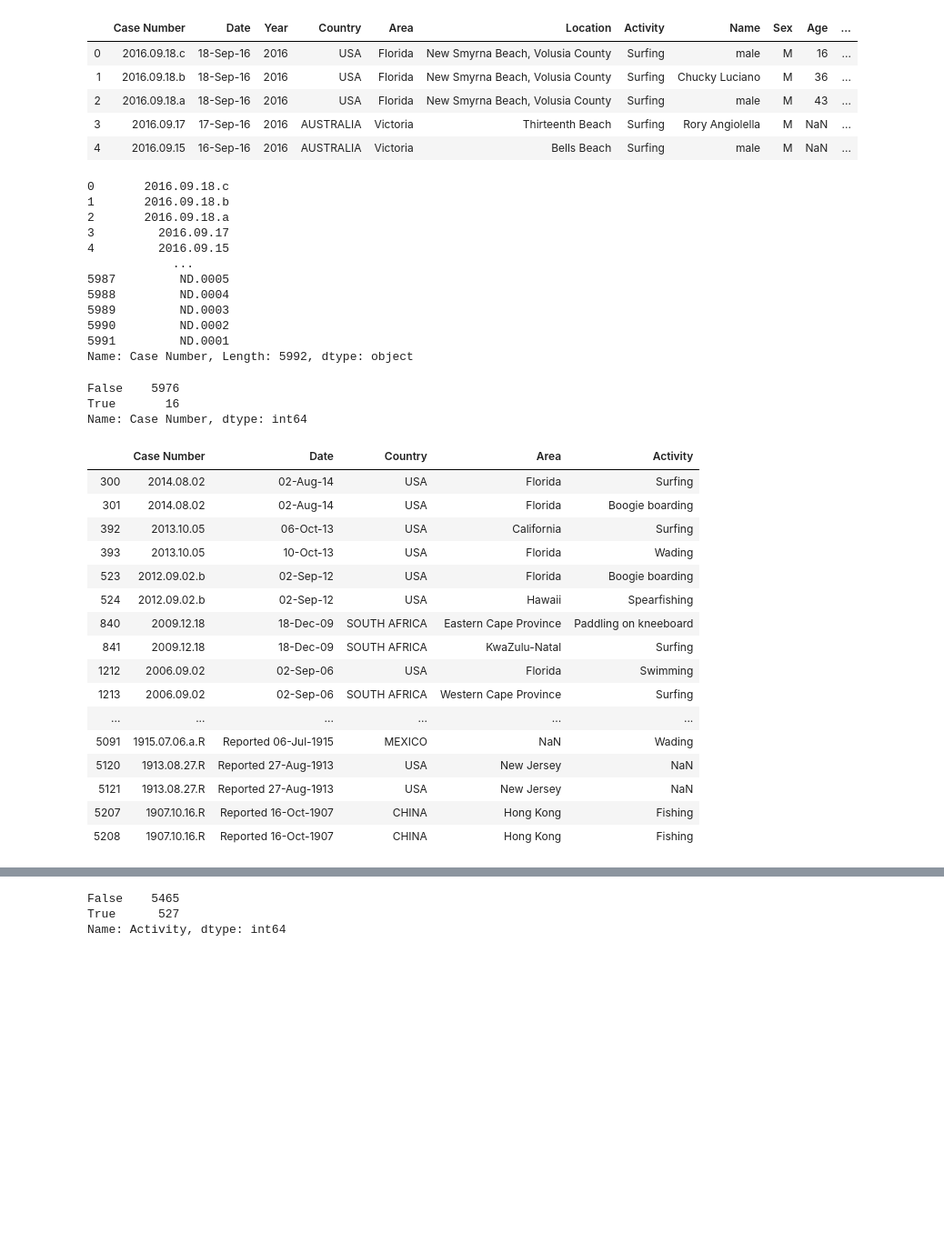
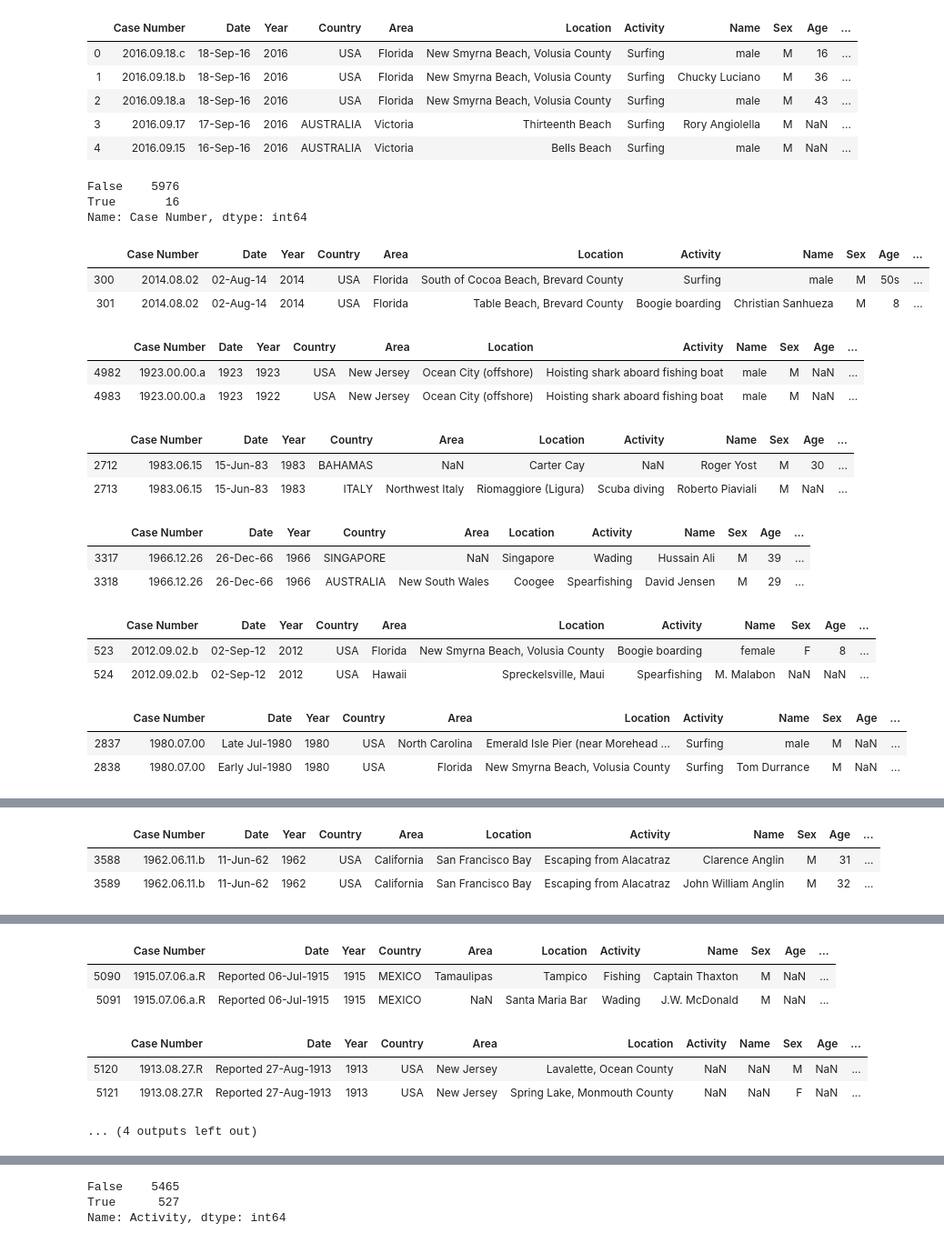
Before and after one commit to patricrp/Shark_Analysis, a Jupyter notebook: Sharkies.ipynb, the cells around one changed output, grey strips where cells are left out. Shown: that part at 91% size. Cells and saved outputs as stored; diff of their text form; code cells hidden in the pictures; blank space fills up the shorter version.

```diff
--- a/Sharkies.ipynb
+++ b/Sharkies.ipynb
@@ -104,19 +104,4 @@ shark_df.head()
 | 2 | 2016.09.18.a | 18-Sep-16 | 2016 | USA | Florida | New Smyrna Beach, Volusia County | Surfing | male | M | 43 | ... |
 | 3 | 2016.09.17 | 17-Sep-16 | 2016 | AUSTRALIA | Victoria | Thirteenth Beach | Surfing | Rory Angiolella | M | NaN | ... |
 | 4 | 2016.09.15 | 16-Sep-16 | 2016 | AUSTRALIA | Victoria | Bells Beach | Surfing | male | M | NaN | ... |
-# %%
-shark_df['Case Number']
-# %% [output]
-0       2016.09.18.c
-1       2016.09.18.b
-2       2016.09.18.a
-3         2016.09.17
-4         2016.09.15
-            ...
-5987         ND.0005
-5988         ND.0004
-5989         ND.0003
-5990         ND.0002
-5991         ND.0001
-Name: Case Number, Length: 5992, dtype: object
 # %%
@@ -132,30 +115,39 @@ Name: Case Number, dtype: int64
 # %%
 #Existen 16 'Case Number' duplicados.
 #Comprobar si son el mismo caso. Para ser el mismo caso se establece que debe ser misma 'Date', mismo 'Country', misma 'Area' y misma 'Activity'
 
-shark_df[shark_df['Case Number'].duplicated(keep=False)][['Case Number', 'Date', 'Country', 'Area', 'Activity']]
+#shark_df[shark_df['Case Number'].duplicated(keep=False)][['Case Number', 'Date', 'Country', 'Area', 'Activity']]
 
 #Crear una función para que revise si son dos 'Case Number' iguales compruebe los otros campos. Si los campos son iguales, elimina uno de los dos. si los campos son distintos, añade 'x' al final de 'Case Number'. Se añade 'x' porque en el caso de que haya un 'Case Number' similar con una letra, no sea la b o c.
 
 
-def checkCaseNumber(casenumber):
-    duplicates = shark_df[shark_df['Case Number'].duplicated(keep=False)]['Case Number'].tolist()
-    for casenumber in duplicates:
+
+#duplicates = shark_df[shark_df['Case Number'].duplicated(keep=False)]['Case Number'].tolist()
+set_duplicates = set(duplicates)
+set_duplicates
+
+for dup in set_duplicates:
+    a=shark_df.loc[(shark_df['Case Number'] == dup)]
+    display(a)
+
+
+#shark_df.drop_duplicates(keep='first')
 # %% [output]
-|  | Case Number | Date | Country | Area | Activity |
-| 300 | 2014.08.02 | 02-Aug-14 | USA | Florida | Surfing |
-| 301 | 2014.08.02 | 02-Aug-14 | USA | Florida | Boogie boarding |
-| 392 | 2013.10.05 | 06-Oct-13 | USA | California | Surfing |
-| 393 | 2013.10.05 | 10-Oct-13 | USA | Florida | Wading |
-| 523 | 2012.09.02.b | 02-Sep-12 | USA | Florida | Boogie boarding |
-| 524 | 2012.09.02.b | 02-Sep-12 | USA | Hawaii | Spearfishing |
-| 840 | 2009.12.18 | 18-Dec-09 | SOUTH AFRICA | Eastern Cape Province | Paddling on kneeboard |
-| 841 | 2009.12.18 | 18-Dec-09 | SOUTH AFRICA | KwaZulu-Natal | Surfing |
-| 1212 | 2006.09.02 | 02-Sep-06 | USA | Florida | Swimming |
-| 1213 | 2006.09.02 | 02-Sep-06 | SOUTH AFRICA | Western Cape Province | Surfing |
-| ... | ... | ... | ... | ... | ... |
-| 5091 | 1915.07.06.a.R | Reported 06-Jul-1915 | MEXICO | NaN | Wading |
-| 5120 | 1913.08.27.R | Reported 27-Aug-1913 | USA | New Jersey | NaN |
-| 5121 | 1913.08.27.R | Reported 27-Aug-1913 | USA | New Jersey | NaN |
-| 5207 | 1907.10.16.R | Reported 16-Oct-1907 | CHINA | Hong Kong | Fishing |
-| 5208 | 1907.10.16.R | Reported 16-Oct-1907 | CHINA | Hong Kong | Fishing |
+|  | Case Number | Date | Year | Country | Area | Location | Activity | Name | Sex | Age | ... |
+| 300 | 2014.08.02 | 02-Aug-14 | 2014 | USA | Florida | South of Cocoa Beach, Brevard County | Surfing | male | M | 50s | ... |
+| 301 | 2014.08.02 | 02-Aug-14 | 2014 | USA | Florida | Table Beach, Brevard County | Boogie boarding | Christian Sanhueza | M | 8 | ... |
+|  | Case Number | Date | Year | Country | Area | Location | Activity | Name | Sex | Age | ... |
+| 4982 | 1923.00.00.a | 1923 | 1923 | USA | New Jersey | Ocean City (offshore) | Hoisting shark aboard fishing boat | male | M | NaN | ... |
+| 4983 | 1923.00.00.a | 1923 | 1922 | USA | New Jersey | Ocean City (offshore) | Hoisting shark aboard fishing boat | male | M | NaN | ... |
+|  | Case Number | Date | Year | Country | Area | Location | Activity | Name | Sex | Age | ... |
+| 2712 | 1983.06.15 | 15-Jun-83 | 1983 | BAHAMAS | NaN | Carter Cay | NaN | Roger Yost | M | 30 | ... |
+| 2713 | 1983.06.15 | 15-Jun-83 | 1983 | ITALY | Northwest Italy | Riomaggiore (Ligura) | Scuba diving | Roberto Piaviali | M | NaN | ... |
+|  | Case Number | Date | Year | Country | Area | Location | Activity | Name | Sex | Age | ... |
+| 3317 | 1966.12.26 | 26-Dec-66 | 1966 | SINGAPORE | NaN | Singapore | Wading | Hussain Ali | M | 39 | ... |
+| 3318 | 1966.12.26 | 26-Dec-66 | 1966 | AUSTRALIA | New South Wales | Coogee | Spearfishing | David Jensen | M | 29 | ... |
+|  | Case Number | Date | Year | Country | Area | Location | Activity | Name | Sex | Age | ... |
+| 523 | 2012.09.02.b | 02-Sep-12 | 2012 | USA | Florida | New Smyrna Beach, Volusia County | Boogie boarding | female | F | 8 | ... |
+| 524 | 2012.09.02.b | 02-Sep-12 | 2012 | USA | Hawaii | Spreckelsville, Maui | Spearfishing | M. Malabon | NaN | NaN | ... |
+|  | Case Number | Date | Year | Country | Area | Location | Activity | Name | Sex | Age | ... |
+| 2837 | 1980.07.00 | Late Jul-1980 | 1980 | USA | North Carolina | Emerald Isle Pier (near Morehead ... | Surfing | male | M | NaN | ... |
+| 2838 | 1980.07.00 | Early Jul-1980 | 1980 | USA | Florida | New Smyrna Beach, Volusia County | Surfing | Tom Durrance | M | NaN | ... |
@@ -161,0 +160,3 @@ def checkCaseNumber(casenumber):
+|  | Case Number | Date | Year | Country | Area | Location | Activity | Name | Sex | Age | ... |
+| 3588 | 1962.06.11.b | 11-Jun-62 | 1962 | USA | California | San Francisco Bay | Escaping from Alacatraz | Clarence Anglin | M | 31 | ... |
+| 3589 | 1962.06.11.b | 11-Jun-62 | 1962 | USA | California | San Francisco Bay | Escaping from Alacatraz | John William Anglin | M | 32 | ... |
@@ -161,0 +166,7 @@ def checkCaseNumber(casenumber):
+|  | Case Number | Date | Year | Country | Area | Location | Activity | Name | Sex | Age | ... |
+| 5090 | 1915.07.06.a.R | Reported 06-Jul-1915 | 1915 | MEXICO | Tamaulipas | Tampico | Fishing | Captain Thaxton | M | NaN | ... |
+| 5091 | 1915.07.06.a.R | Reported 06-Jul-1915 | 1915 | MEXICO | NaN | Santa Maria Bar | Wading | J.W. McDonald | M | NaN | ... |
+|  | Case Number | Date | Year | Country | Area | Location | Activity | Name | Sex | Age | ... |
+| 5120 | 1913.08.27.R | Reported 27-Aug-1913 | 1913 | USA | New Jersey | Lavalette, Ocean County | NaN | NaN | M | NaN | ... |
+| 5121 | 1913.08.27.R | Reported 27-Aug-1913 | 1913 | USA | New Jersey | Spring Lake, Monmouth County | NaN | NaN | F | NaN | ... |
+... (4 outputs left out)
```
Also changed, not shown: parts of 9 cells of this notebook.
